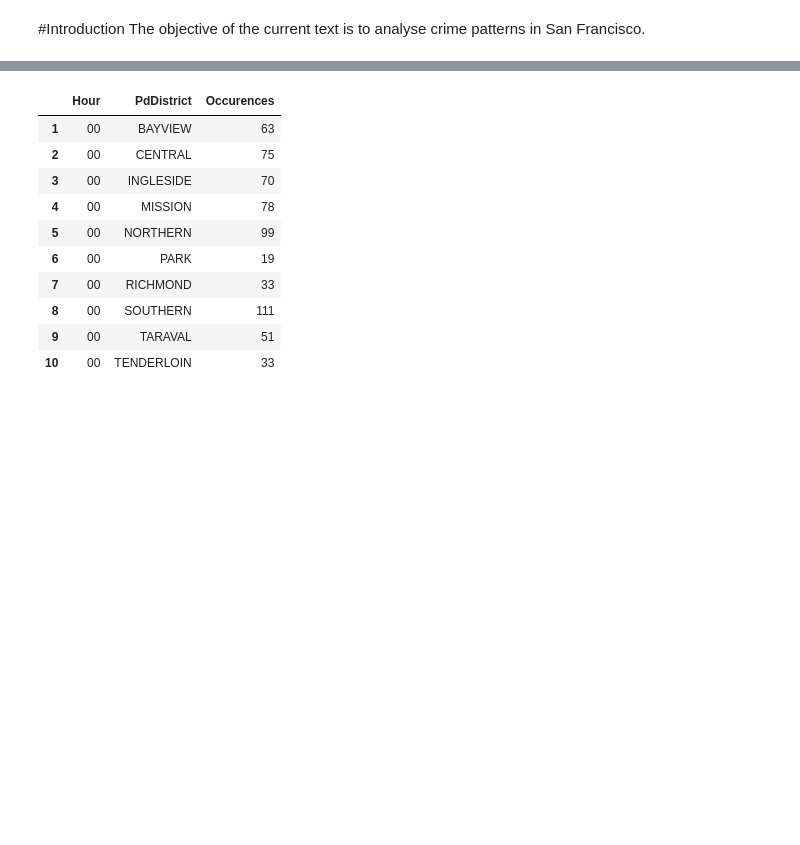
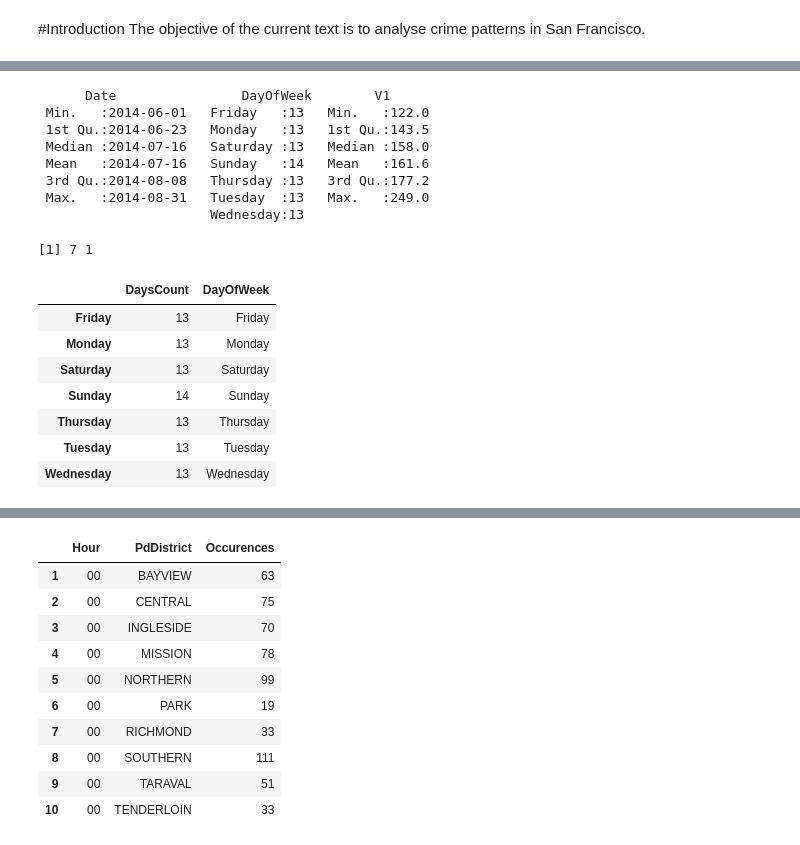
Before and after one commit to LaurentFranckx/SFCrime, a Jupyter notebook: SFcrimeLFR2.ipynb, the cells around one changed output, grey strips where cells are left out. Cells and saved outputs as stored; diff of their text form; code cells hidden in the pictures; blank space fills up the shorter version.

```diff
--- a/SFcrimeLFR2.ipynb
+++ b/SFcrimeLFR2.ipynb
@@ -108,3 +100,30 @@ Using OccurencePerDay as value column: use value.var to override.
 | VEHICLE THEFT | 0.61550138 | 0.07077001 | 1.00000000 | 0.85895442 | 0.41450577 |
 | LARCENY/THEFT | 0.7121945 | 0.2580865 | 0.8589544 | 1.0000000 | 0.2309677 |
 | ROBBERY | 0.4175055 | 0.3357739 | 0.4145058 | 0.2309677 | 1.0000000 |
+# %%
+TimeSum <- ddply(Crimes, .(Date,DayOfWeek), nrow)
+#summary(TimeSum)
+DaysOfWeekCt <- as.data.frame(summary(TimeSum$DayOfWeek))
+#dim(DaysOfWeekCt)
+DaysOfWeekCt$DayOfWeek <- row.names(DaysOfWeekCt)
+names(DaysOfWeekCt) <- c("DaysCount","DayOfWeek")
+#DaysOfWeekCt
+#TimeSumCast <- dcast(TimeSum, DayTipe + Hour ~ DayOfWeek        )
+# %% [output]
+      Date                DayOfWeek        V1
+ Min.   :2014-06-01   Friday   :13   Min.   :122.0
+ 1st Qu.:2014-06-23   Monday   :13   1st Qu.:143.5
+ Median :2014-07-16   Saturday :13   Median :158.0
+ Mean   :2014-07-16   Sunday   :14   Mean   :161.6
+ 3rd Qu.:2014-08-08   Thursday :13   3rd Qu.:177.2
+ Max.   :2014-08-31   Tuesday  :13   Max.   :249.0
+                      Wednesday:13
+[1] 7 1
+|  | DaysCount | DayOfWeek |
+| Friday | 13 | Friday |
+| Monday | 13 | Monday |
+| Saturday | 13 | Saturday |
+| Sunday | 14 | Sunday |
+| Thursday | 13 | Thursday |
+| Tuesday | 13 | Tuesday |
+| Wednesday | 13 | Wednesday |
```
Also changed, not shown: parts of 9 cells of this notebook.
